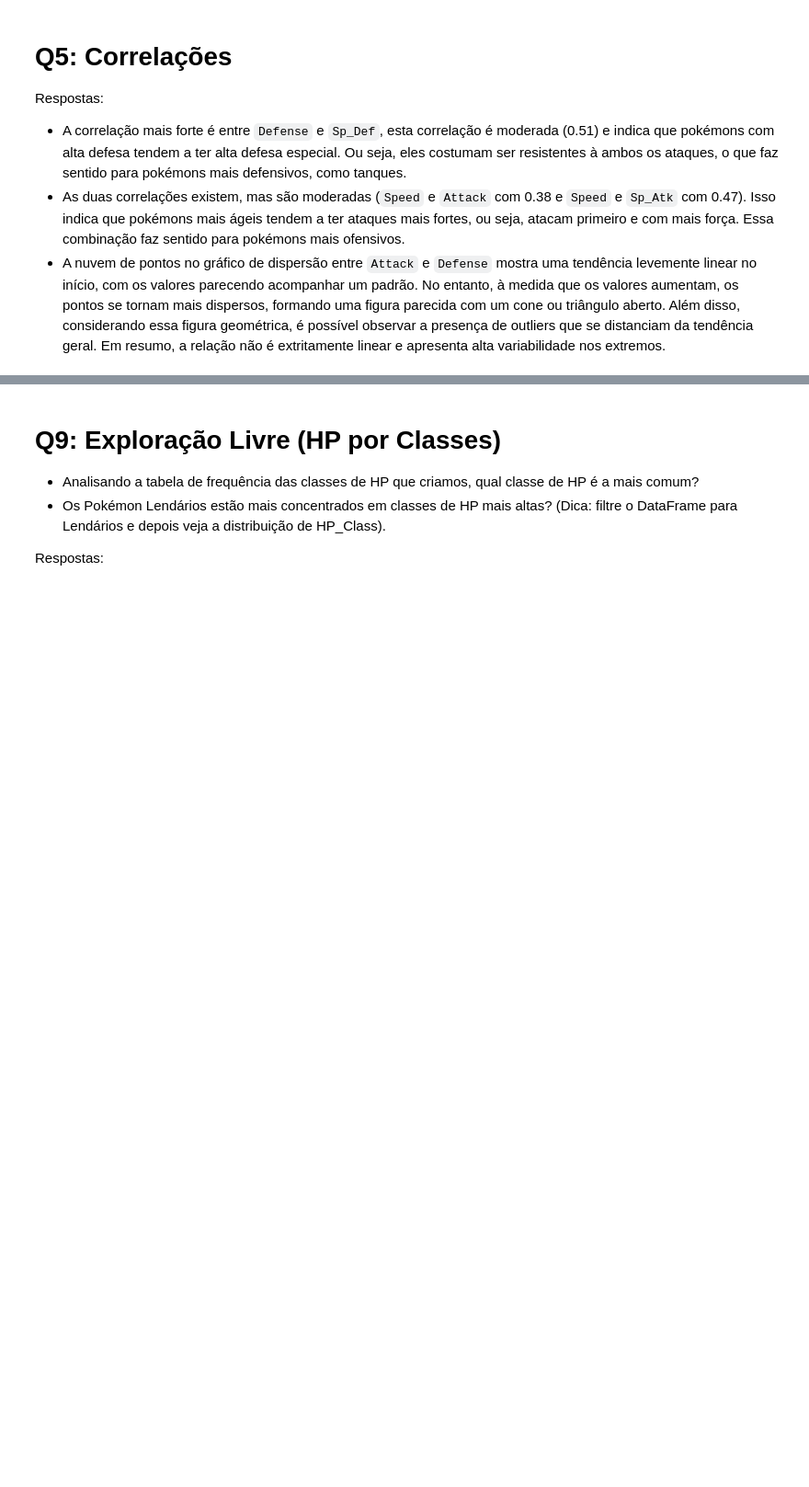
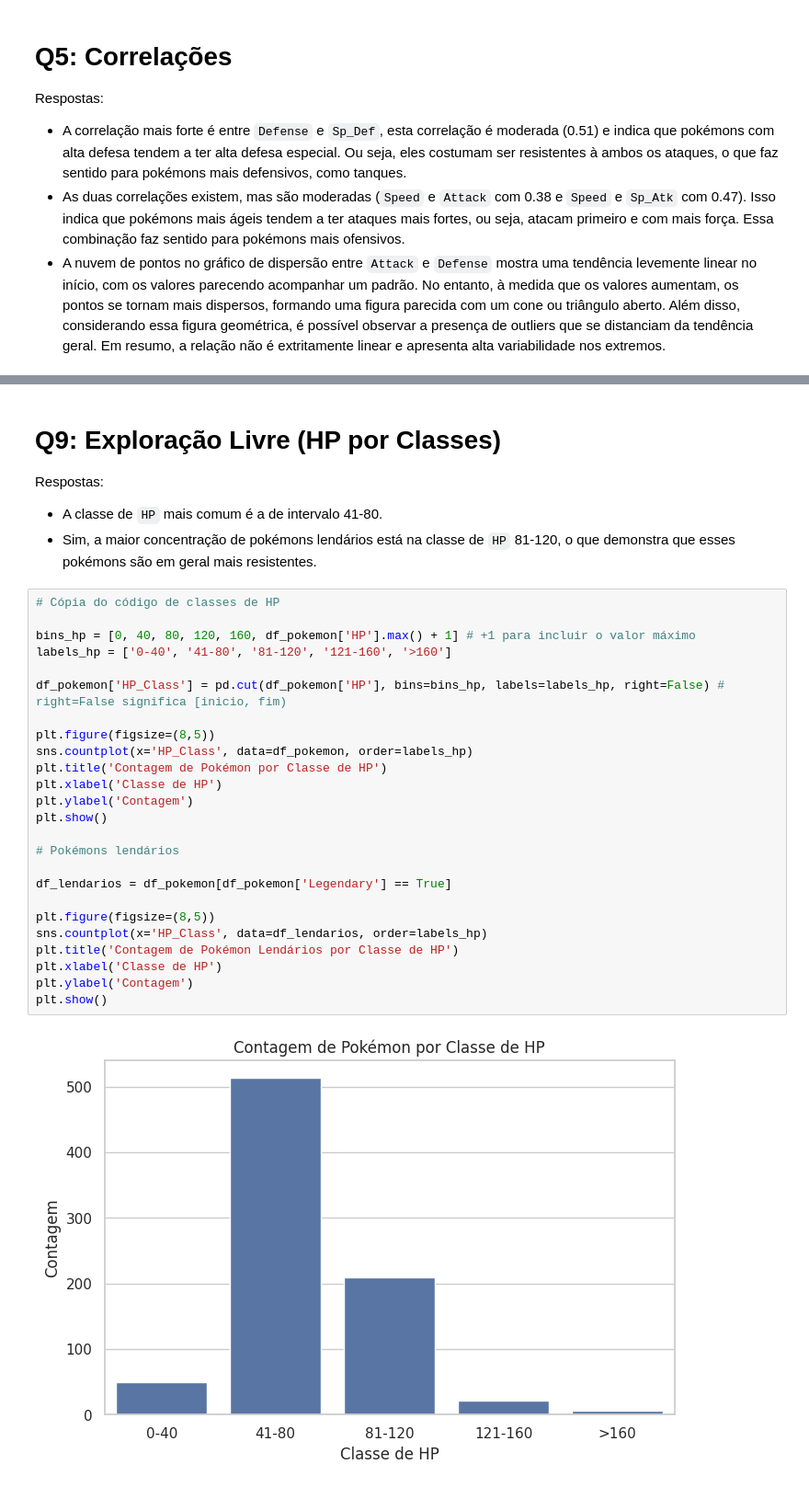
Before and after one commit to et586-estatistica/intro-data-analysis-albert-rafa, a Jupyter notebook: atividade1.ipynb, the cells around one changed output, grey strips where cells are left out. Shown: that part at 92% size. Saved outputs shown, nothing was run; the diff lists cells and outputs as text; blank space fills up the shorter version.

```diff
--- a/atividade1.ipynb
+++ b/atividade1.ipynb
@@ -736,7 +807,34 @@ Respostas:
 # %% [markdown]
 
 # Q9: Exploração Livre (HP por Classes)
-- Analisando a tabela de frequência das classes de HP que criamos, qual classe de HP é a mais comum?
-- Os Pokémon Lendários estão mais concentrados em classes de HP mais altas? (Dica: filtre o DataFrame para Lendários e depois veja a distribuição de HP_Class).
 
 Respostas:
+- A classe de `HP` mais comum é a de intervalo 41-80.
+- Sim, a maior concentração de pokémons lendários está na classe de `HP` 81-120, o que demonstra que esses pokémons são em geral mais resistentes.
+# %%
+# Cópia do código de classes de HP
+
+bins_hp = [0, 40, 80, 120, 160, df_pokemon['HP'].max() + 1] # +1 para incluir o valor máximo
+labels_hp = ['0-40', '41-80', '81-120', '121-160', '>160']
+
+df_pokemon['HP_Class'] = pd.cut(df_pokemon['HP'], bins=bins_hp, labels=labels_hp, right=False) # right=False significa [inicio, fim)
+
+plt.figure(figsize=(8,5))
+sns.countplot(x='HP_Class', data=df_pokemon, order=labels_hp)
+plt.title('Contagem de Pokémon por Classe de HP')
+plt.xlabel('Classe de HP')
+plt.ylabel('Contagem')
+plt.show()
+
+# Pokémons lendários
+
+df_lendarios = df_pokemon[df_pokemon['Legendary'] == True]
+
+plt.figure(figsize=(8,5))
+sns.countplot(x='HP_Class', data=df_lendarios, order=labels_hp)
+plt.title('Contagem de Pokémon Lendários por Classe de HP')
+plt.xlabel('Classe de HP')
+plt.ylabel('Contagem')
+plt.show()
+# %% [output]
+[figure, added]
```
Also changed, not shown: parts of 10 cells of this notebook.
